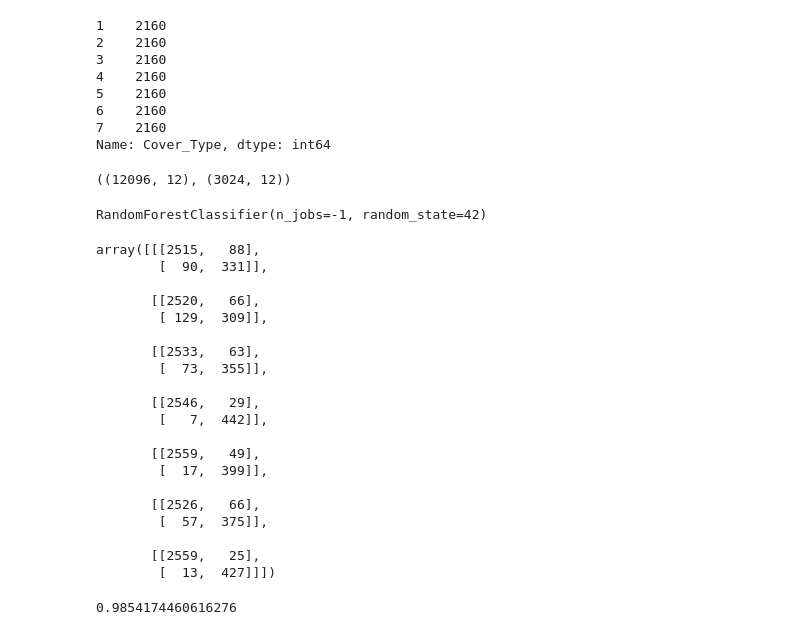
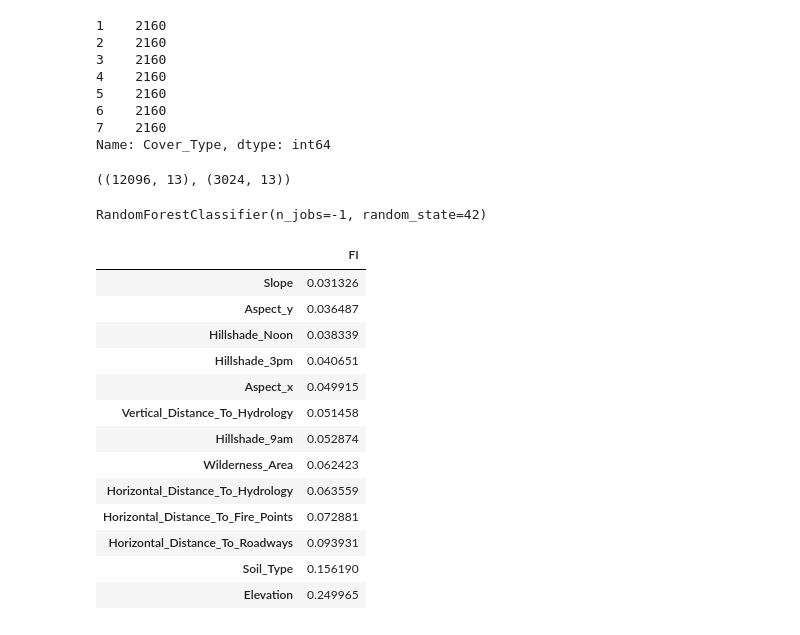
Before and after one commit to jjstrydom/kaggle-forest-cover-type, a Jupyter notebook: forest_cover_type_prediction.ipynb, the cells around one changed output. Saved outputs shown, nothing was run; the diff lists cells and outputs as text; code cells hidden in the pictures.

Commit message:
V3: aspect angle to xy

```diff
--- a/forest_cover_type_prediction.ipynb
+++ b/forest_cover_type_prediction.ipynb
@@ -91,3 +137,7 @@ train_dataset.drop(columns = wilderness_cols+soil_type_cols, inplace=True)
+# %%
+train_dataset['Aspect_x'] = np.cos(train_dataset['Aspect']*np.pi/180)
+train_dataset['Aspect_y'] = np.sin(train_dataset['Aspect']*np.pi/180)
+train_dataset.drop(columns=['Aspect'], inplace=True)
 # %%
 X = train_dataset.drop(columns=['Cover_Type'])
 y = train_dataset['Cover_Type']
@@ -109,7 +159,7 @@ X_train, X_test, y_train, y_test  = train_test_split(X, y, test_size=0.2, random
 # %%
 X_train.shape, X_test.shape
 # %% [output]
-((12096, 12), (3024, 12))
+((12096, 13), (3024, 13))
 # %%
 from sklearn.ensemble import RandomForestClassifier
 # %%
@@ -118,6 +168,23 @@ clf = RandomForestClassifier(random_state=42, n_jobs=-1)
 clf.fit(X_train, y_train)
 # %% [output]
 RandomForestClassifier(n_jobs=-1, random_state=42)
+# %%
+pd.DataFrame(clf.feature_importances_, index=X_train.columns, columns=['FI']).sort_values(by='FI')
+# %% [output]
+|  | FI |
+| Slope | 0.031326 |
+| Aspect_y | 0.036487 |
+| Hillshade_Noon | 0.038339 |
+| Hillshade_3pm | 0.040651 |
+| Aspect_x | 0.049915 |
+| Vertical_Distance_To_Hydrology | 0.051458 |
+| Hillshade_9am | 0.052874 |
+| Wilderness_Area | 0.062423 |
+| Horizontal_Distance_To_Hydrology | 0.063559 |
+| Horizontal_Distance_To_Fire_Points | 0.072881 |
+| Horizontal_Distance_To_Roadways | 0.093931 |
+| Soil_Type | 0.156190 |
+| Elevation | 0.249965 |
 # %%
 y_pred = clf.predict(X_test)
 y_score = clf.predict_proba(X_test)
@@ -125,32 +192,11 @@ y_score = clf.predict_proba(X_test)
 from sklearn.metrics import multilabel_confusion_matrix, roc_auc_score
 # %%
 multilabel_confusion_matrix(y_test, y_pred)
-# %% [output]
-array([[[2515,   88],
-        [  90,  331]],
-
-       [[2520,   66],
-        [ 129,  309]],
-
-       [[2533,   63],
-        [  73,  355]],
-
-       [[2546,   29],
-        [   7,  442]],
-
-       [[2559,   49],
-        [  17,  399]],
-
-       [[2526,   66],
-        [  57,  375]],
-
-       [[2559,   25],
-        [  13,  427]]])
 # %%
 roc_auc_score(y_test, y_score, multi_class='ovr')
 # V1: 0.986141412209138
+# V2: 0.985417446061627
+# V3: 0.985106770231037
-# %% [output]
-0.9854174460616276
 # %%
 test_dataset = pd.read_csv('test.csv')
 test_dataset.head()
```
Also changed, not shown: parts of 25 cells of this notebook, 2 other files.
